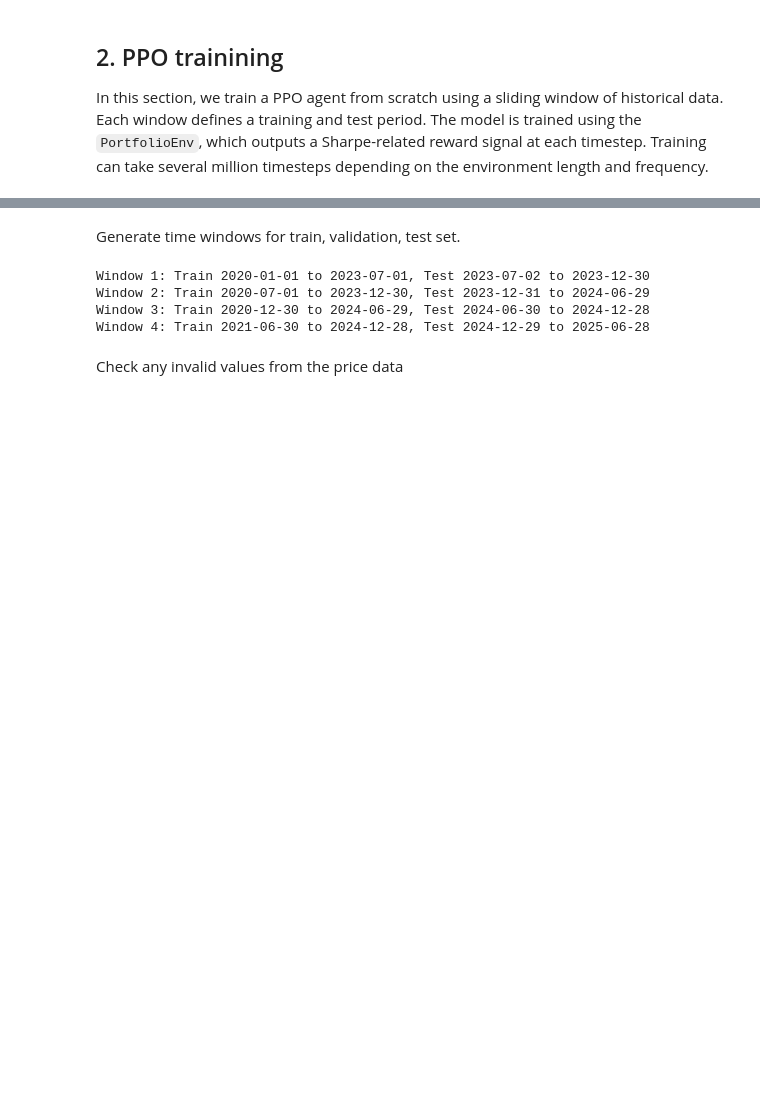
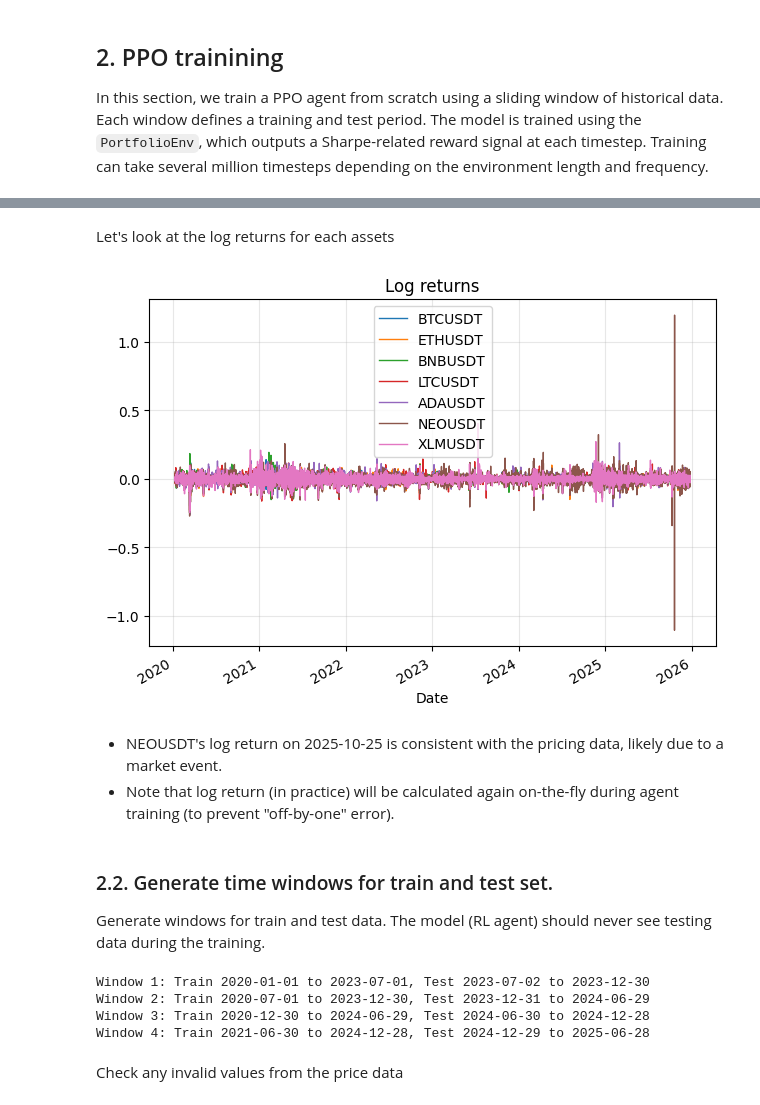
Before and after one commit to yeonjaej/drl-crypto-portfolio, a Jupyter notebook: notebooks/main_analysis.ipynb, the cells around one changed output, grey strips where cells are left out. Saved outputs shown, nothing was run; the diff lists cells and outputs as text; code cells hidden in the pictures; blank space fills up the shorter version.

```diff
--- a/notebooks/main_analysis.ipynb
+++ b/notebooks/main_analysis.ipynb
@@ -98,5 +166,29 @@ Training can take several million timesteps depending on the environment length
+# %% [markdown]
+Let's look at the log returns for each assets
+# %%
+# Plotting log returns
+plt.plot(log_returns['BTCUSDT'], label='BTCUSDT', linewidth=1)
+plt.plot(log_returns['ETHUSDT'], label='ETHUSDT', linewidth=1)
+plt.plot(log_returns['BNBUSDT'], label='BNBUSDT', linewidth=1)
+plt.plot(log_returns['LTCUSDT'], label='LTCUSDT', linewidth=1)
+plt.plot(log_returns['ADAUSDT'], label='ADAUSDT', linewidth=1)
+plt.plot(log_returns['NEOUSDT'], label='NEOUSDT', linewidth=1)
+plt.plot(log_returns['XLMUSDT'], label='XLMUSDT', linewidth=1)
+plt.title("Log returns")
+plt.xlabel("Date")
+plt.legend()
+plt.grid(True, alpha=0.3)
+plt.tight_layout()
+plt.gcf().autofmt_xdate()
+plt.show()
+# %% [output]
+[figure, added]
+# %% [markdown]
+- NEOUSDT's log return on 2025-10-25 is consistent with the pricing data, likely due to a market event.
+- Note that log return (in practice) will be calculated again on-the-fly during agent training (to prevent "off-by-one" error).
 # %% [markdown]
-Generate time windows for train, validation, test set.
+### 2.2. Generate time windows for train and test set.
+Generate windows for train and test data. The model (RL agent) should never see testing data during the training.
 # %%
 windows = generate_time_windows(price_df, train_years=3.5, test_years=0.5)
 for i, (tr_start, tr_end, te_start, te_end) in enumerate(windows):
```
Also changed, not shown: parts of 23 cells of this notebook, 1 other file.
